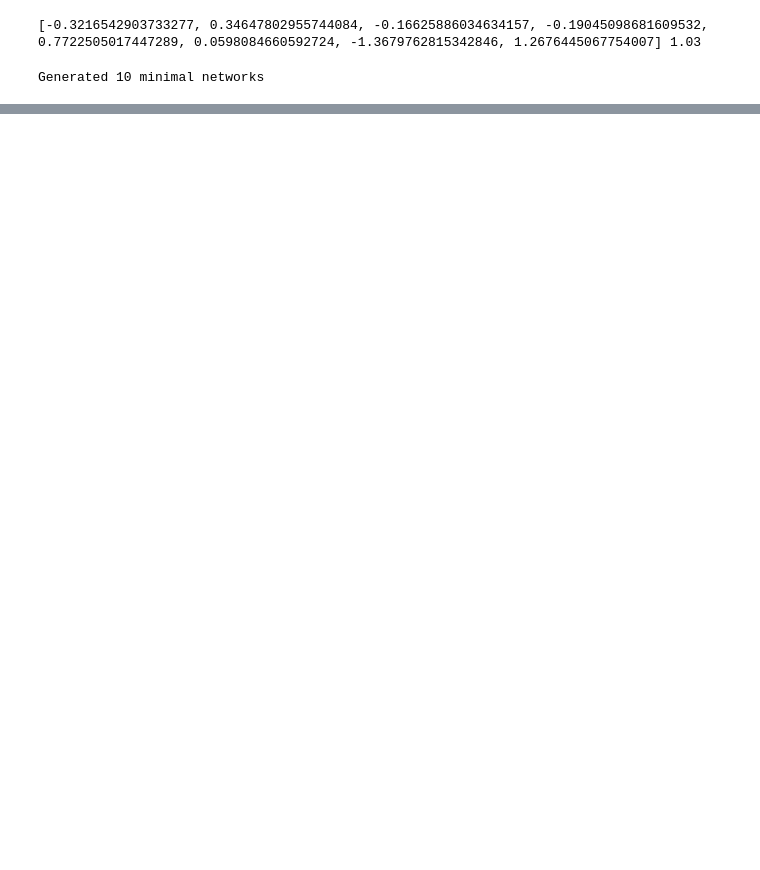
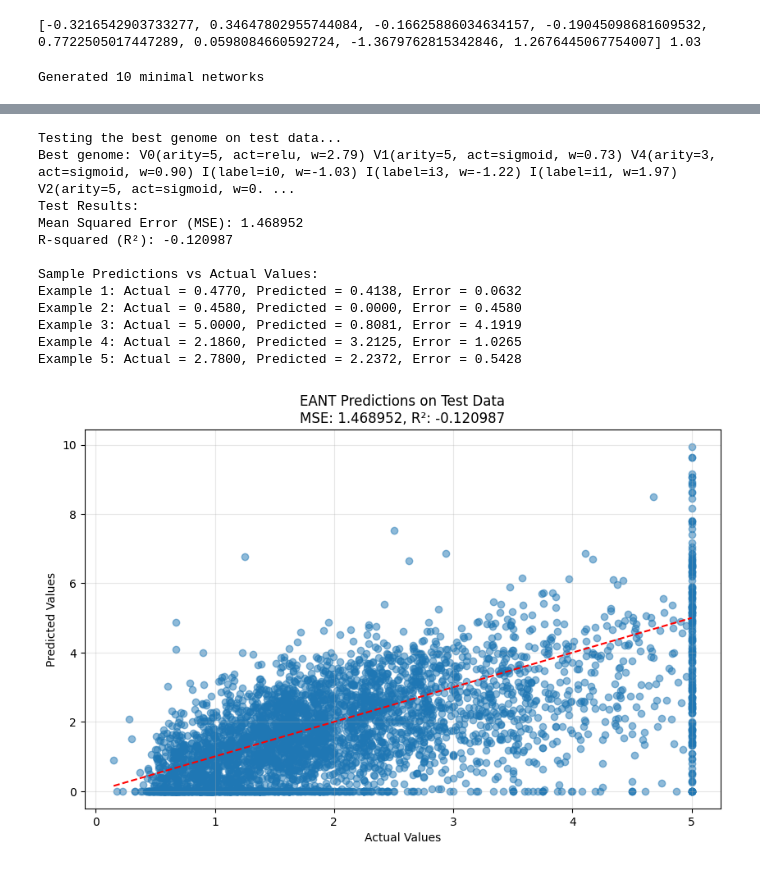
Before and after one commit to AiluriNarmadaReddy/EANT, a Jupyter notebook: main1.ipynb, the cells around one changed output, grey strips where cells are left out. Saved outputs shown, nothing was run; the diff lists cells and outputs as text; code cells hidden in the pictures; blank space fills up the shorter version.

```diff
--- a/main1.ipynb
+++ b/main1.ipynb
@@ -564,0 +579,80 @@ Results Summary (Sorted by Best Fitness):
+# %%
+import numpy as np
+X_test_list = X_test.tolist() if isinstance(X_test, np.ndarray) else X_test
+y_test_list = y_test.tolist() if isinstance(y_test, np.ndarray) else y_test
+
+# Get the best genome and tree boundaries from the trained model
+best_genome = eant.best_genome
+best_tree_boundaries = eant.best_tree_boundaries
+
+print("Testing the best genome on test data...")
+print(f"Best genome: {best_genome}")
+
+# Create an evaluator with the best genome
+from neural_network_evaluator import NeuralNetworkEvaluator
+evaluator = NeuralNetworkEvaluator(best_genome, best_tree_boundaries)
+
+# Make predictions on test data
+test_predictions = []
+for x in X_test_list:
+    # Create input dictionary for each test example
+    inputs = {}
+    for i, val in enumerate(x):
+        inputs[f"i{i}"] = val
+
+    # Evaluate the network
+    outputs = evaluator.evaluate(inputs)
+    test_predictions.append(outputs[0])
+
+    # Reset state for next example
+    evaluator.reset_state()
+
+# Calculate error metrics
+from sklearn.metrics import mean_squared_error, r2_score
+test_mse = mean_squared_error(y_test_list, test_predictions)
+test_r2 = r2_score(y_test_list, test_predictions)
+
+print(f"Test Results:")
+print(f"Mean Squared Error (MSE): {test_mse:.6f}")
+print(f"R-squared (R²): {test_r2:.6f}")
+
+
+print("\nSample Predictions vs Actual Values:")
+for i in range(min(5, len(test_predictions))):
+    print(f"Example {i+1}: Actual = {y_test_list[i]:.4f}, Predicted = {test_predictions[i]:.4f}, Error = {abs(y_test_list[i] - test_predictions[i]):.4f}")
+
+# Plot results
+import matplotlib.pyplot as plt
+plt.figure(figsize=(10, 6))
+plt.scatter(y_test_list, test_predictions, alpha=0.5)
+plt.plot([min(y_test_list), max(y_test_list)], [min(y_test_list), max(y_test_list)], 'r--')
+plt.title(f'EANT Predictions on Test Data\nMSE: {test_mse:.6f}, R²: {test_r2:.6f}')
+plt.xlabel('Actual Values')
+plt.ylabel('Predicted Values')
+plt.grid(True, alpha=0.3)
+plt.show()
+
+# Calculate a few more statistics
+errors = [abs(a - p) for a, p in zip(y_test_list, test_predictions)]
+average_error = sum(errors) / len(errors)
+max_error = max(errors)
+min_error = min(errors)
+
+print(f"\nError Statistics:")
+print(f"Average Absolute Error: {average_error:.6f}")
+print(f"Maximum Error: {max_error:.6f}")
+print(f"Minimum Error: {min_error:.6f}")
+# %% [output]
+Testing the best genome on test data...
+Best genome: V0(arity=5, act=relu, w=2.79) V1(arity=5, act=sigmoid, w=0.73) V4(arity=3, act=sigmoid, w=0.90) I(label=i0, w=-1.03) I(label=i3, w=-1.22) I(label=i1, w=1.97) V2(arity=5, act=sigmoid, w=0. ...
+Test Results:
+Mean Squared Error (MSE): 1.468952
+R-squared (R²): -0.120987
+
+Sample Predictions vs Actual Values:
+Example 1: Actual = 0.4770, Predicted = 0.4138, Error = 0.0632
+Example 2: Actual = 0.4580, Predicted = 0.0000, Error = 0.4580
+Example 3: Actual = 5.0000, Predicted = 0.8081, Error = 4.1919
+Example 4: Actual = 2.1860, Predicted = 3.2125, Error = 1.0265
+Example 5: Actual = 2.7800, Predicted = 2.2372, Error = 0.5428
+[figure, added]
```
Also changed, not shown: parts of 12 cells of this notebook.
